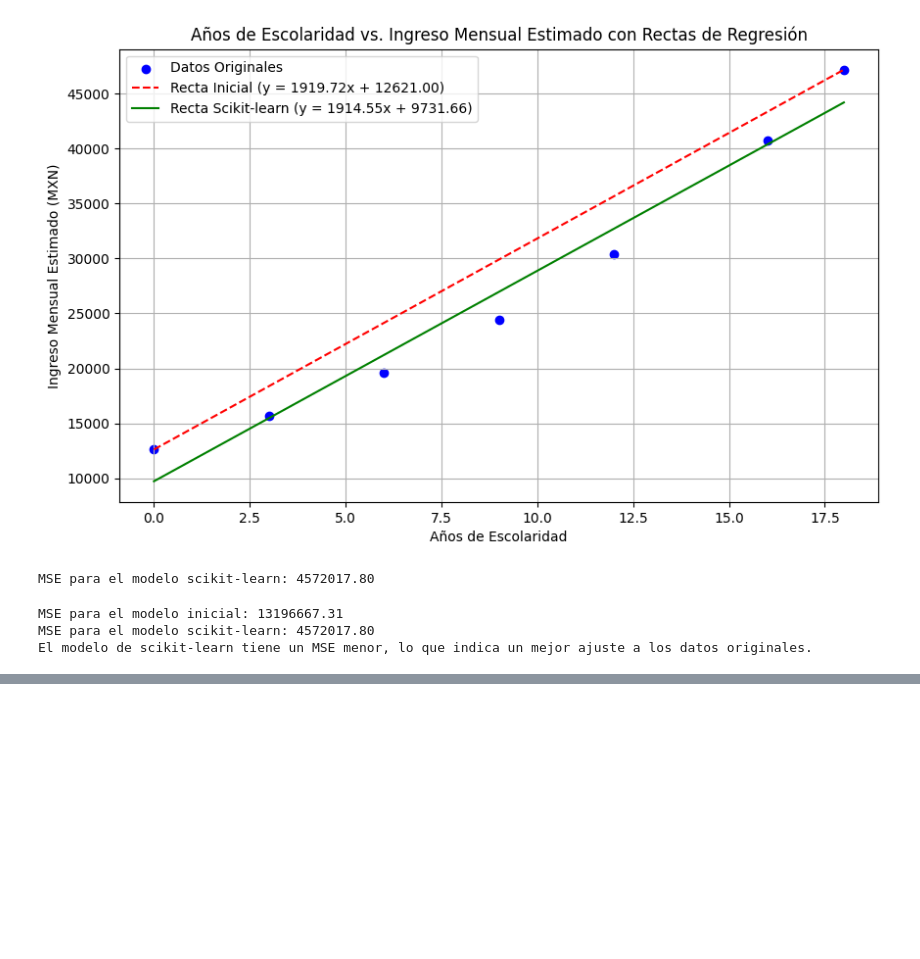
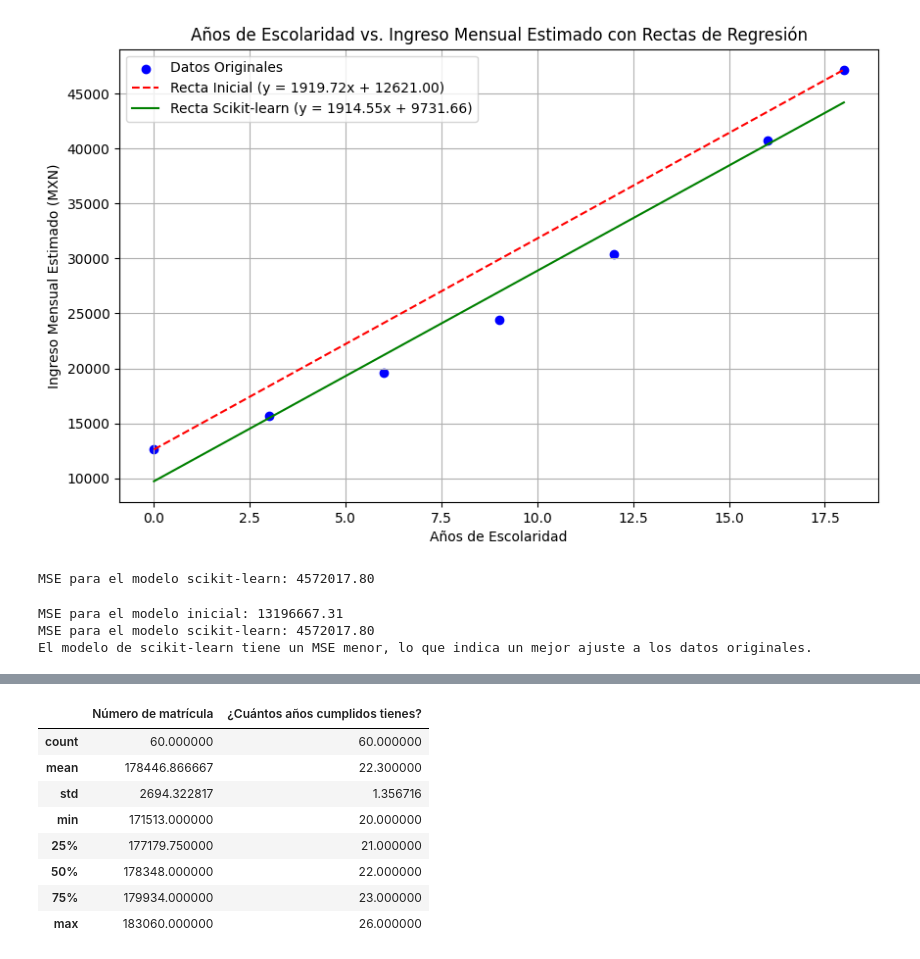
Before and after one commit to ErikDlrr/mineriaDeDatos, a Jupyter notebook: MineriaDeDatos2.ipynb, the cells around one changed output, grey strips where cells are left out. Drawn from its saved outputs; the diff is of its cells as text; code cells hidden in the pictures; blank space fills up the shorter version.

```diff
--- a/MineriaDeDatos2.ipynb
+++ b/MineriaDeDatos2.ipynb
@@ -968,0 +1117,14 @@ El modelo de scikit-learn tiene un MSE menor, lo que indica un mejor ajuste a lo
+# %%
+df_edad = pd.read_csv('/content/drive/MyDrive/UPSLP/Minería de datos/raw.csv')
+# %%
+df_edad.describe()
+# %% [output]
+|  | Número de matrícula | ¿Cuántos años cumplidos tienes? |
+| count | 60.000000 | 60.000000 |
+| mean | 178446.866667 | 22.300000 |
+| std | 2694.322817 | 1.356716 |
+| min | 171513.000000 | 20.000000 |
+| 25% | 177179.750000 | 21.000000 |
+| 50% | 178348.000000 | 22.000000 |
+| 75% | 179934.000000 | 23.000000 |
+| max | 183060.000000 | 26.000000 |
```
Also changed, not shown: parts of 18 cells of this notebook.
